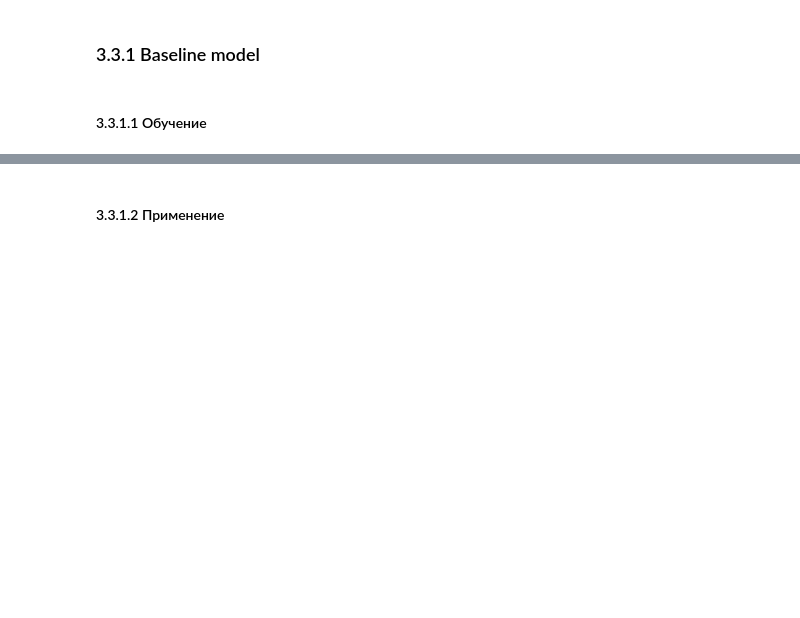
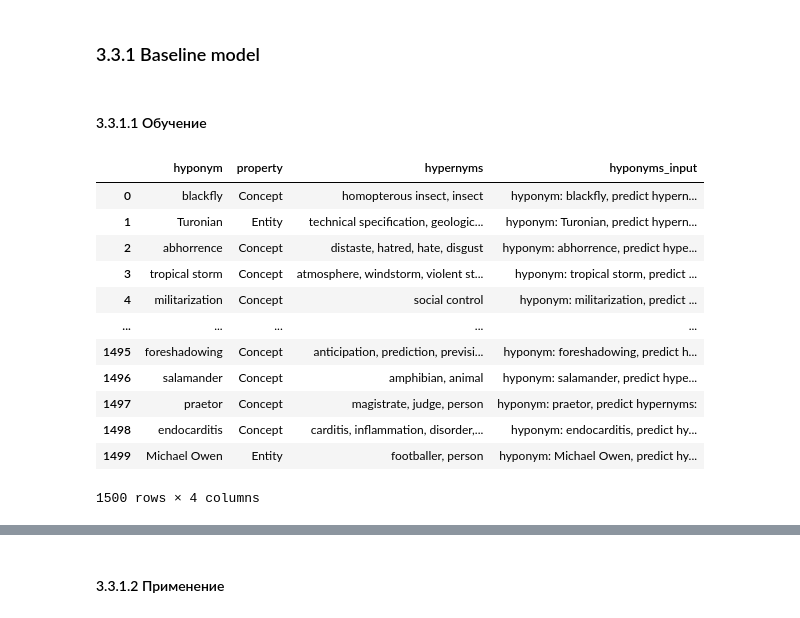
Before and after one commit to Falconwatch/llm_course, a Jupyter notebook: HW3/ДЗ3_done.ipynb, the cells around one changed output, grey strips where cells are left out. Cells and saved outputs as stored; diff of their text form; code cells hidden in the pictures; blank space fills up the shorter version.

```diff
--- a/HW3/ДЗ3_done.ipynb
+++ b/HW3/ДЗ3_done.ipynb
@@ -174,6 +174,22 @@ ACTIVATE_SAVING = True
 #### 3.3.1.1 Обучение
 # %%
 baseline_model_name = "flan-t5-base-finetuned2"
+# %%
+df
+# %% [output]
+|  | hyponym | property | hypernyms | hyponyms_input |
+| 0 | blackfly | Concept | homopterous insect, insect | hyponym: blackfly, predict hypern... |
+| 1 | Turonian | Entity | technical specification, geologic... | hyponym: Turonian, predict hypern... |
+| 2 | abhorrence | Concept | distaste, hatred, hate, disgust | hyponym: abhorrence, predict hype... |
+| 3 | tropical storm | Concept | atmosphere, windstorm, violent st... | hyponym: tropical storm, predict ... |
+| 4 | militarization | Concept | social control | hyponym: militarization, predict ... |
+| ... | ... | ... | ... | ... |
+| 1495 | foreshadowing | Concept | anticipation, prediction, previsi... | hyponym: foreshadowing, predict h... |
+| 1496 | salamander | Concept | amphibian, animal | hyponym: salamander, predict hype... |
+| 1497 | praetor | Concept | magistrate, judge, person | hyponym: praetor, predict hypernyms: |
+| 1498 | endocarditis | Concept | carditis, inflammation, disorder,... | hyponym: endocarditis, predict hy... |
+| 1499 | Michael Owen | Entity | footballer, person | hyponym: Michael Owen, predict hy... |
+1500 rows × 4 columns
 # %%
 # model training
 tokenizer_t5 = T5Tokenizer.from_pretrained("google/flan-t5-base")
```
Also changed, not shown: parts of 16 cells of this notebook.
